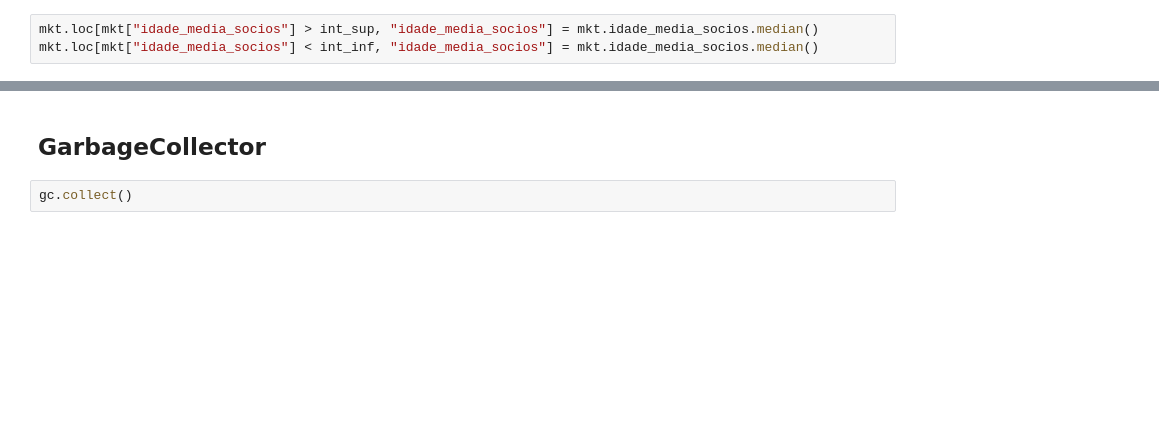
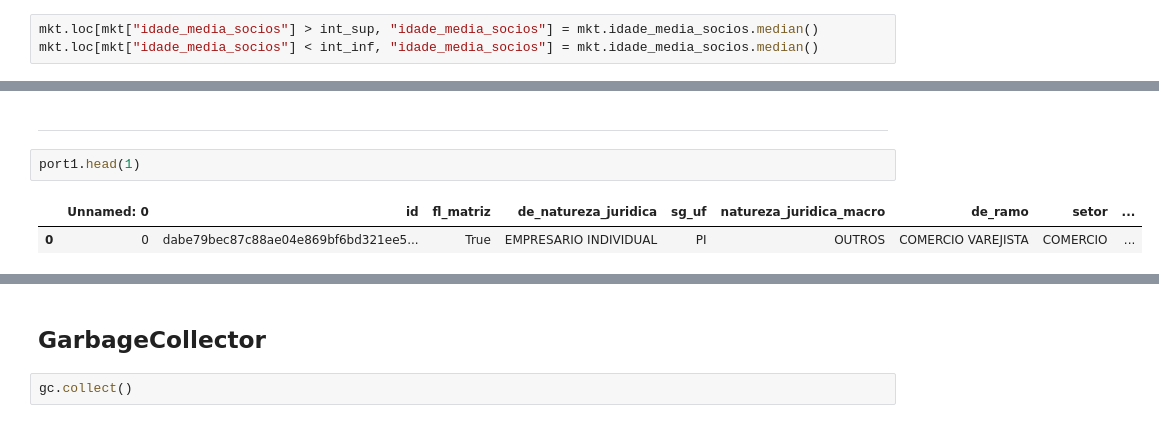
Before and after one commit to LucasDatilioCarderelli/Codenation, a Jupyter notebook: Projeto_Final/Prjct_F.ipynb, the cells around one changed output, grey strips where cells are left out. Drawn from its saved outputs; the diff is of its cells as text; blank space fills up the shorter version.

```diff
--- a/Projeto_Final/Prjct_F.ipynb
+++ b/Projeto_Final/Prjct_F.ipynb
@@ -268,0 +236,7 @@ sns.boxplot(pd.DataFrame(mkt["idade_media_socios"].round(0)));
+# %% [markdown]
+---
+# %%
+port1.head(1)
+# %% [output]
+|  | Unnamed: 0 | id | fl_matriz | de_natureza_juridica | sg_uf | natureza_juridica_macro | de_ramo | setor | ... |
+| 0 | 0 | dabe79bec87c88ae04e869bf6bd321ee5... | True | EMPRESARIO INDIVIDUAL | PI | OUTROS | COMERCIO VAREJISTA | COMERCIO | ... |
```
Also changed, not shown: parts of 24 cells of this notebook.
